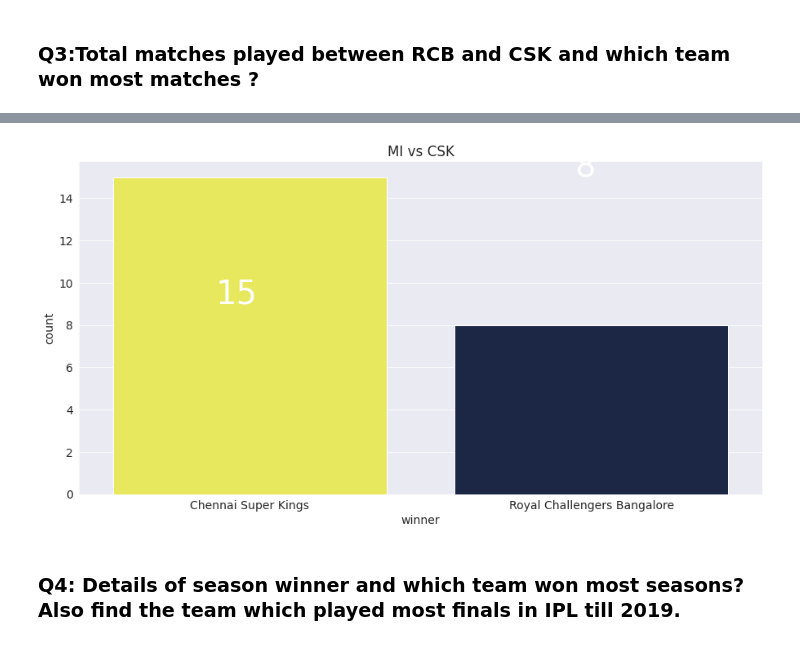
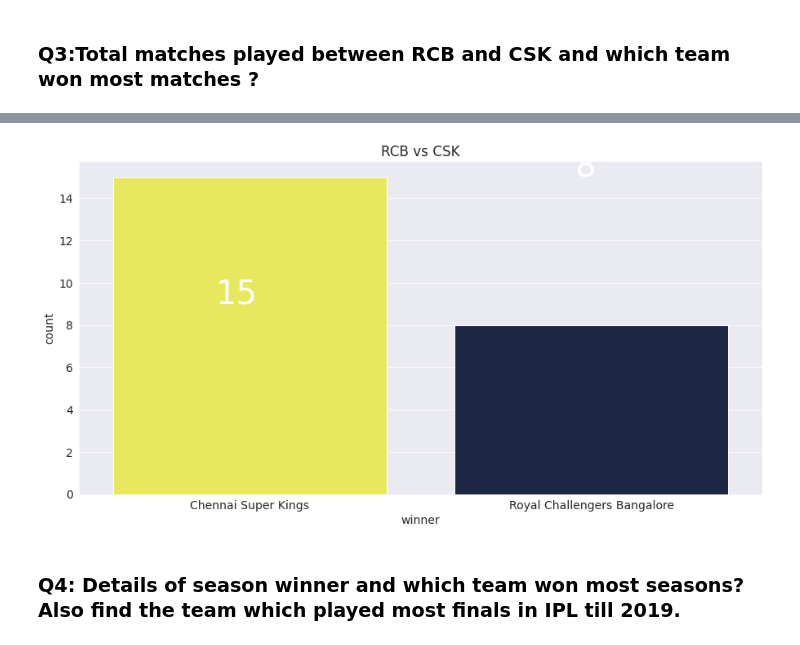
Before and after one commit to akhiltiwari750/IPL-Data-Analysis-2008-2019, a Jupyter notebook: IPL_Data_Analysis(2008_2019).ipynb, the cells around one changed output, grey strips where cells are left out. Cells and saved outputs as stored; diff of their text form; code cells hidden in the pictures.

```diff
--- a/IPL_Data_Analysis(2008_2019).ipynb
+++ b/IPL_Data_Analysis(2008_2019).ipynb
@@ -455,12 +455,12 @@ rcb_csk
 | 696 | 11137 | 2019 | Chennai | 23/03/19 | Royal Challengers Bangalore | Chennai Super Kings | Chennai Super Kings | field | normal | 0 | ... |
 | 734 | 11330 | 2019 | Bengaluru | 21/04/19 | Royal Challengers Bangalore | Chennai Super Kings | Chennai Super Kings | field | normal | 0 | ... |
 # %%
-plt.title('MI vs CSK')
+plt.title('RCB vs CSK')
 sns.countplot(x=rcb_csk['winner'],palette=['#FFFF48','#15244C'])
 plt.text(-0.1,9,s=rcb_csk['winner'].value_counts()['Chennai Super Kings'], color='white', size=40)
 plt.text(0.95,15,s=rcb_csk['winner'].value_counts()['Royal Challengers Bangalore'], color='white', size=40);
 # %% [output]
-[figure, old version]
+[figure, new version]
 # %% [markdown]
 ### Q4: Details of season winner and which team won most seasons? Also find the team which played most finals in IPL till 2019.
 # %%
```
Also changed, not shown: parts of 4 cells of this notebook.
